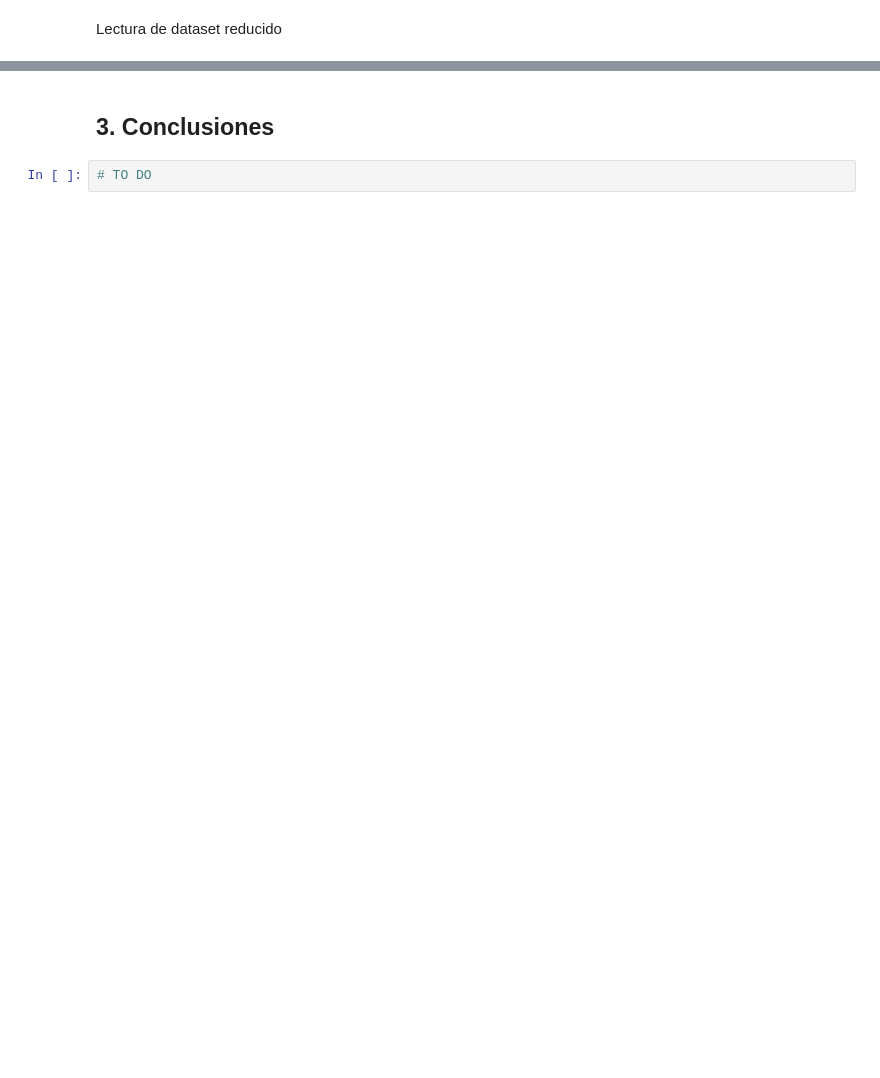
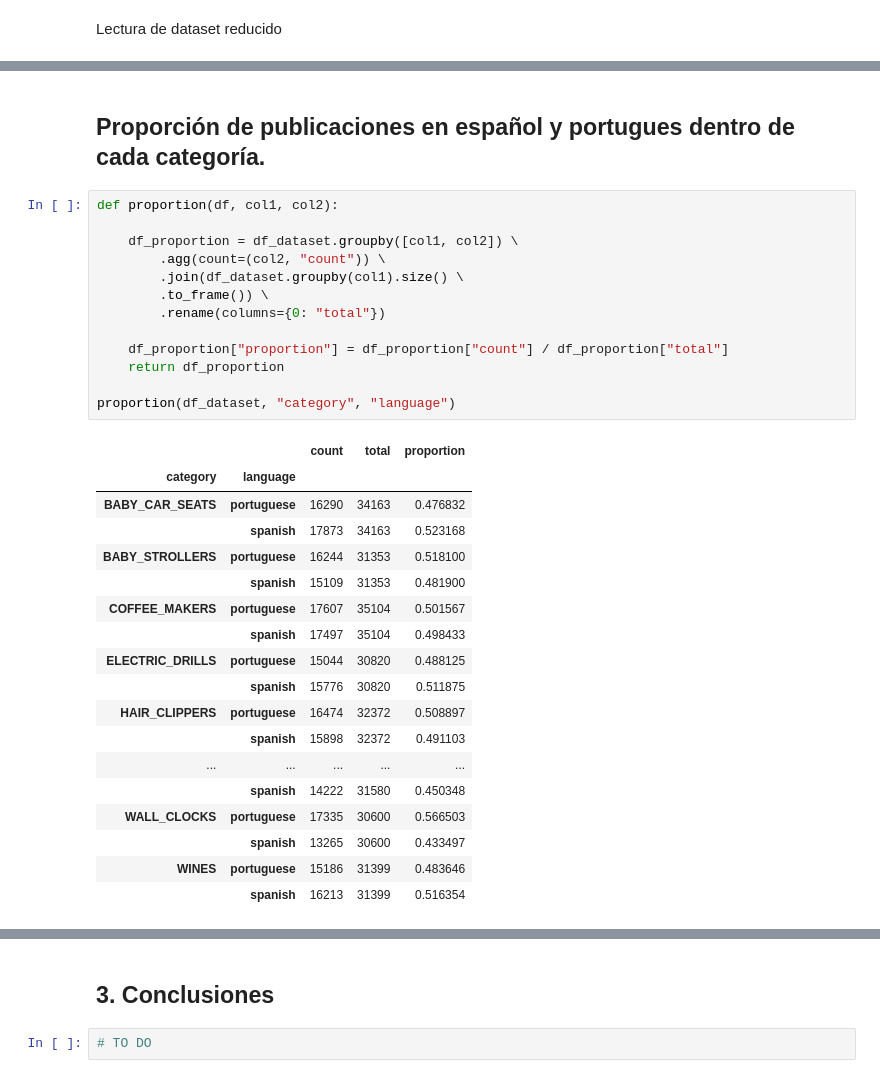
Before and after one commit to benjaminocampo/Mentoria, a Jupyter notebook: notebooks/01-Analisis_y_Visualizacion.ipynb, the cells around one changed output, grey strips where cells are left out. Cells and saved outputs as stored; diff of their text form; blank space fills up the shorter version.

```diff
--- a/notebooks/01-Analisis_y_Visualizacion.ipynb
+++ b/notebooks/01-Analisis_y_Visualizacion.ipynb
@@ -47,0 +99,34 @@ df_dataset = pd.read_csv('dataset.csv')
+# %% [markdown]
+## Proporción de publicaciones en español y portugues dentro de cada categoría.
+# %%
+def proportion(df, col1, col2):
+
+    df_proportion = df_dataset.groupby([col1, col2]) \
+        .agg(count=(col2, "count")) \
+        .join(df_dataset.groupby(col1).size() \
+        .to_frame()) \
+        .rename(columns={0: "total"})
+
+    df_proportion["proportion"] = df_proportion["count"] / df_proportion["total"]
+    return df_proportion
+
+proportion(df_dataset, "category", "language")
+# %% [output]
+|  |  | count | total | proportion |
+| category | language |  |  |  |
+| BABY_CAR_SEATS | portuguese | 16290 | 34163 | 0.476832 |
+|  | spanish | 17873 | 34163 | 0.523168 |
+| BABY_STROLLERS | portuguese | 16244 | 31353 | 0.518100 |
+|  | spanish | 15109 | 31353 | 0.481900 |
+| COFFEE_MAKERS | portuguese | 17607 | 35104 | 0.501567 |
+|  | spanish | 17497 | 35104 | 0.498433 |
+| ELECTRIC_DRILLS | portuguese | 15044 | 30820 | 0.488125 |
+|  | spanish | 15776 | 30820 | 0.511875 |
+| HAIR_CLIPPERS | portuguese | 16474 | 32372 | 0.508897 |
+|  | spanish | 15898 | 32372 | 0.491103 |
+| ... | ... | ... | ... | ... |
+|  | spanish | 14222 | 31580 | 0.450348 |
+| WALL_CLOCKS | portuguese | 17335 | 30600 | 0.566503 |
+|  | spanish | 13265 | 30600 | 0.433497 |
+| WINES | portuguese | 15186 | 31399 | 0.483646 |
+|  | spanish | 16213 | 31399 | 0.516354 |
```
Also changed, not shown: parts of 17 cells of this notebook.
